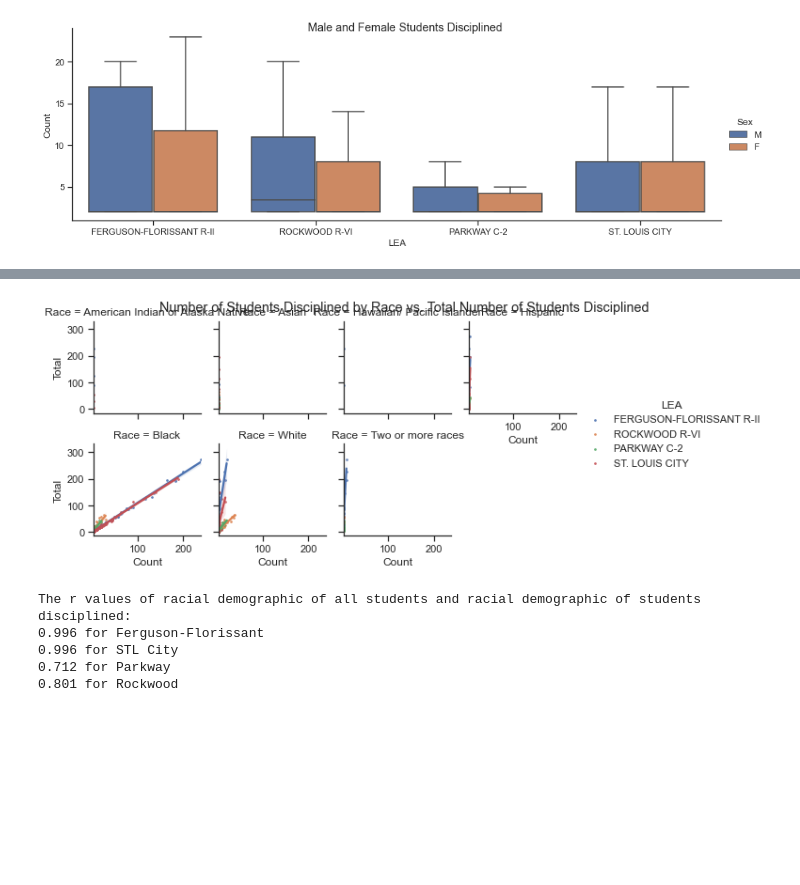
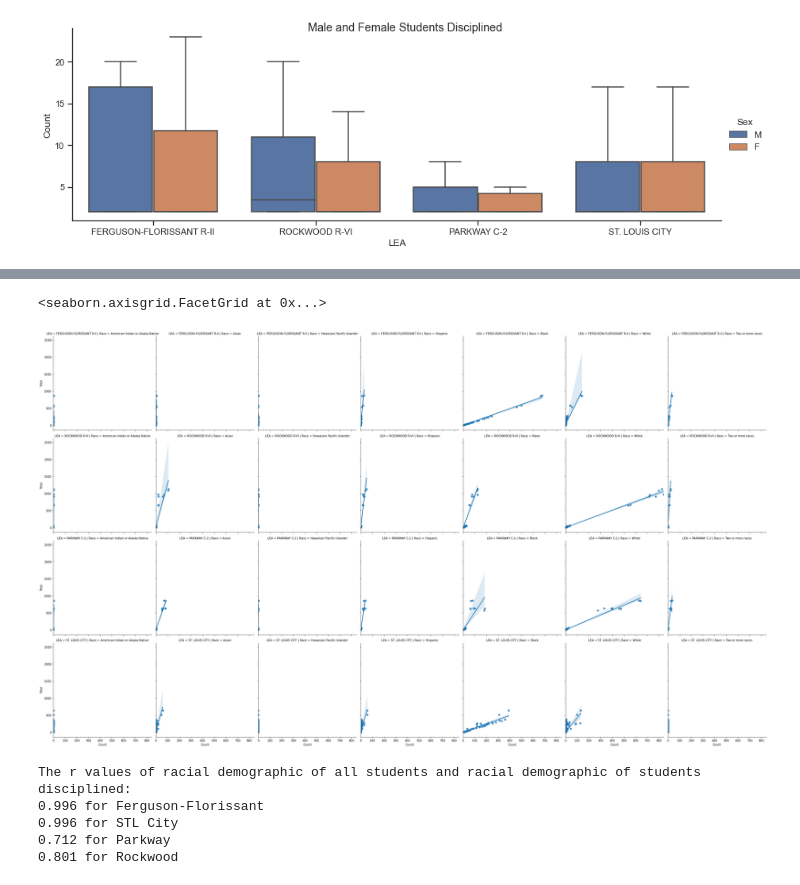
Before and after one commit to cmantooth/GreaterSTL_School_Analysis, a Jupyter notebook: Discipline_Schools/Data_Project.ipynb, the cells around one changed output, grey strips where cells are left out. Saved outputs shown, nothing was run; the diff lists cells and outputs as text; code cells hidden in the pictures; blank space fills up the shorter version.

```diff
--- a/Discipline_Schools/Data_Project.ipynb
+++ b/Discipline_Schools/Data_Project.ipynb
@@ -404,7 +445,12 @@ pie_race_total = hs_race_counts_df.plot.pie(subplots = True, figsize= (15, 15),
 # %%
-discipline_scatter = sns.lmplot(x="Count", y="Total", col="Race", hue="LEA", data=total_discipline_df, col_wrap =4, height = 2, scatter_kws={"s": 3}).fig.suptitle('Number of Students Disciplined by Race vs. Total Number of Students Disciplined')
+#discipline_scatter = sns.lmplot(x="Count", y="Total", col="Race", hue="LEA", data=total_discipline_df, col_wrap =4, height = 2, scatter_kws={"s": 3}).fig.suptitle('Number of Students Disciplined by Race vs. Total Number of Students Disciplined')
+discipline_scatter = sns.lmplot(x="Count", y ="Total", col="Race", data = df_hs, row = "LEA", height = 5)
+axes=discipline_scatter.axes
+axes.shape
+discipline_scatter
 # %% [output]
+<seaborn.axisgrid.FacetGrid at 0x...>
-[figure, old version]
+[figure, new version]
 # %%
 r_Ferguson_Florissant= round(hs_race_counts_df['Ferguson_Florissant'].corr(disc_race_ct_df['Ferguson_Florissant']),3)
 r_STL_City = round(hs_race_counts_df['STL_City'].corr(disc_race_ct_df['STL_City']),3)
```
Also changed, not shown: parts of 20 cells of this notebook, 3 other files.
